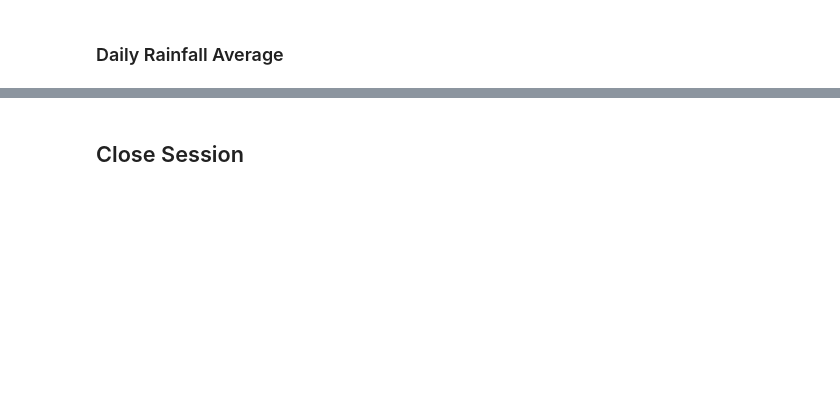
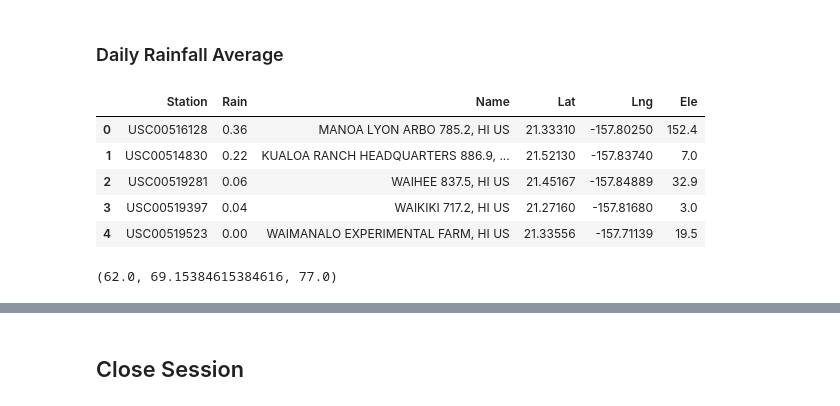
Before and after one commit to abaker178/sqlalchemy-challenge, a Jupyter notebook: temp_analysis_bonus_2.ipynb, the cells around one changed output, grey strips where cells are left out. Drawn from its saved outputs; the diff is of its cells as text; code cells hidden in the pictures; blank space fills up the shorter version.

```diff
--- a/temp_analysis_bonus_2.ipynb
+++ b/temp_analysis_bonus_2.ipynb
@@ -78,9 +84,26 @@ yerr = trip_week[2] to trip_week[1]
 # %% [markdown]
 ### Daily Rainfall Average
 # %%
-# Calculate the total amount of rainfall per weather station for your trip dates using the previous year's
-# matching dates.
+# Calculate the total amount of rainfall per weather station for your trip dates using the previous year's matching dates.
 # Sort this in descending order by precipitation amount and list the station, name, latitude, longitude, and elevation
+precip_query = engine.execute("\
+    SELECT s.station, sum(m.prcp) as sum, s.name, s.latitude, s.longitude, s.elevation\
+    FROM measurement m\
+    JOIN station s\
+        ON m.station = s.station\
+    WHERE m.date >= '2017-08-01' AND\
+        m.date <= '2017-08-07'\
+    GROUP BY s.station\
+    ORDER BY sum DESC")
+precip_df = pd.DataFrame(precip_query, columns=["Station", "Rain", "Name", "Lat", "Lng", "Ele"])
+precip_df
+# %% [output]
+|  | Station | Rain | Name | Lat | Lng | Ele |
+| 0 | USC00516128 | 0.36 | MANOA LYON ARBO 785.2, HI US | 21.33310 | -157.80250 | 152.4 |
+| 1 | USC00514830 | 0.22 | KUALOA RANCH HEADQUARTERS 886.9, ... | 21.52130 | -157.83740 | 7.0 |
+| 2 | USC00519281 | 0.06 | WAIHEE 837.5, HI US | 21.45167 | -157.84889 | 32.9 |
+| 3 | USC00519397 | 0.04 | WAIKIKI 717.2, HI US | 21.27160 | -157.81680 | 3.0 |
+| 4 | USC00519523 | 0.00 | WAIMANALO EXPERIMENTAL FARM, HI US | 21.33556 | -157.71139 | 19.5 |
 # %%
 # Use this function to calculate the daily normals
 # (i.e. the averages for tmin, tmax, and tavg for all historic data matching a specific month and day)
@@ -97,10 +120,12 @@ def daily_normals(date):
     """
 
     sel = [func.min(Measurement.tobs), func.avg(Measurement.tobs), func.max(Measurement.tobs)]
-    return session.query(*sel).filter(func.strftime("%m-%d", Measurement.date) == date).all()
+    return session.query(*sel).filter(func.strftime("%m-%d", Measurement.date) == date).all()[0]
 
 # For example
 daily_normals("01-01")
+# %% [output]
+(62.0, 69.15384615384616, 77.0)
 # %%
 # calculate the daily normals for your trip
 # push each tuple of calculations into a list called `normals`
```
Also changed, not shown: parts of 5 cells of this notebook, 1 other file.
